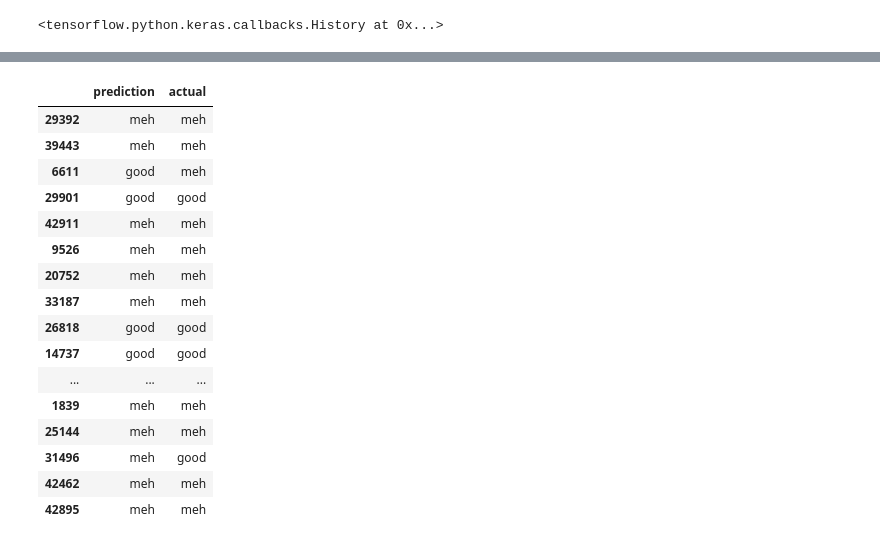
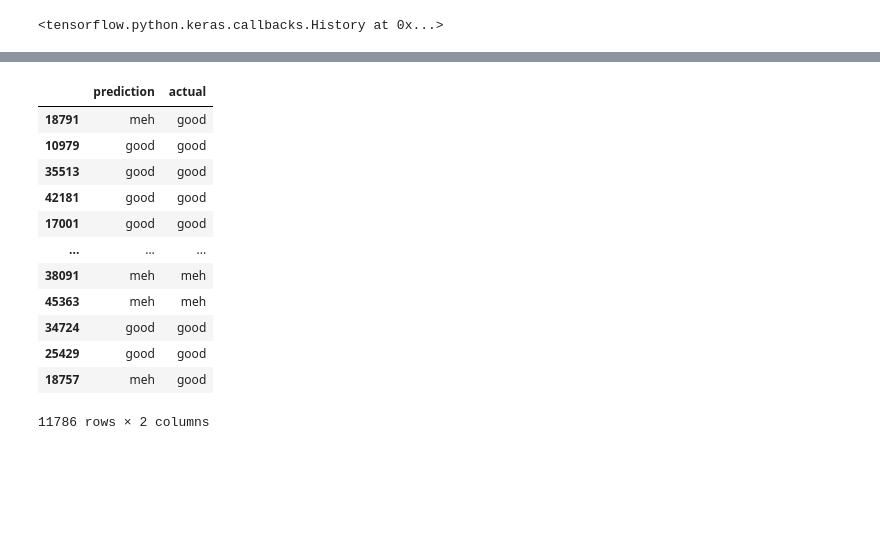
Before and after one commit to rahilanath/Final_Project, a Jupyter notebook: neural_model.ipynb, the cells around one changed output, grey strips where cells are left out. Cells and saved outputs as stored; diff of their text form; code cells hidden in the pictures; blank space fills up the shorter version.

```diff
--- a/neural_model.ipynb
+++ b/neural_model.ipynb
@@ -513,22 +515,18 @@ d = {'prediction' : prediction_labels,
      'actual' : y_test}
 # %%
 predictions_df = pd.DataFrame(data=d)
-predictions_df.sample(30)
+predictions_df
 # %% [output]
 |  | prediction | actual |
-| 29392 | meh | meh |
-| 39443 | meh | meh |
-| 6611 | good | meh |
-| 29901 | good | good |
-| 42911 | meh | meh |
-| 9526 | meh | meh |
-| 20752 | meh | meh |
-| 33187 | meh | meh |
-| 26818 | good | good |
-| 14737 | good | good |
+| 18791 | meh | good |
+| 10979 | good | good |
+| 35513 | good | good |
+| 42181 | good | good |
+| 17001 | good | good |
 | ... | ... | ... |
-| 1839 | meh | meh |
-| 25144 | meh | meh |
-| 31496 | meh | good |
-| 42462 | meh | meh |
-| 42895 | meh | meh |
+| 38091 | meh | meh |
+| 45363 | meh | meh |
+| 34724 | good | good |
+| 25429 | good | good |
+| 18757 | meh | good |
+11786 rows × 2 columns
```
Also changed, not shown: parts of 25 cells of this notebook, 4 other files.
